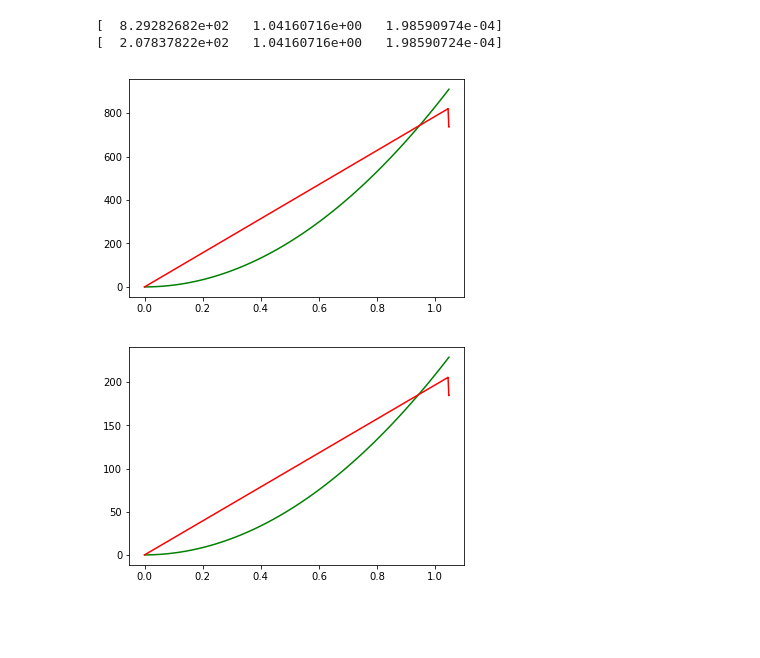
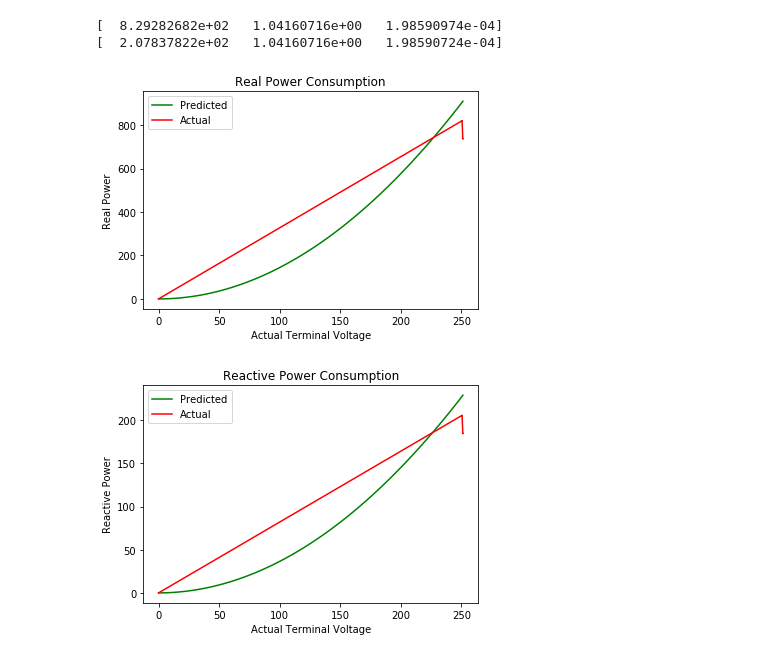
Before and after one commit to GRIDAPPSD/GOSS-GridAPPS-D, a Jupyter notebook: applications/python/pyVVO/ami2zip/amiZip.ipynb, the cells around one changed output. Drawn from its saved outputs; the diff is of its cells as text; code cells hidden in the pictures; blank space fills up the shorter version.

```diff
--- a/applications/python/pyVVO/ami2zip/amiZip.ipynb
+++ b/applications/python/pyVVO/ami2zip/amiZip.ipynb
@@ -120,7 +123,10 @@ independentVariable=apparentVoltage/240
 columnNames=independentVariable.columns
 
 x=independentVariable[columnNames[1]]
+x=x.values
+xaxis=apparentVoltage[columnNames[1]]
 y1=realPower[columnNames[1]]
+y1=y1.values
 y2=reactivePower[columnNames[1]]
 # %% [markdown]
 Polynomial Curve Fitting
@@ -171,32 +193,43 @@ from scipy.optimize import curve_fit
 #ynew = gaussian(x, 2.33, 0.21, 1.51) + random.normal(0, 0.2, len(x))
 
 #init_vals = [1, 0, 1]     # for [amp, cen, wid]
-coefficient1, covar = curve_fit(gaussian, x, y1)#,method='lm',p0=init_vals)
-coefficient2, covar = curve_fit(gaussian, x, y2)#,method='lm',p0=init_vals)
+coefficient1, covar = curve_fit(gaussian, x, y1,maxfev=5000)#,method='lm',p0=init_vals)
+coefficient2, covar = curve_fit(gaussian, x, y2,maxfev=5000)#,method='lm',p0=init_vals)
 print (coefficient1)
 print (coefficient2)
 # %% [output]
 [  8.29282682e+02   1.04160716e+00   1.98590974e-04]
 [  2.07837822e+02   1.04160716e+00   1.98590724e-04]
 # %%
+xx= np.linspace(x.min(),x.max(),100)
+xxaxis=np.linspace(xaxis.min(),xaxis.max(),100)
+
+
 polynomial1=np.poly1d(coefficient1)
 
-xx= np.linspace(x.min(),x.max(),100)
+fid,cx = pyplot.subplots()
+cx.plot(xxaxis,polynomial1(xx),'-g',label='Predicted')
+cx.plot(xaxis,y1,'-r',label='Actual')
+cx.legend()
+cx.set_title('Real Power Consumption')
+cx.set_xlabel('Actual Terminal Voltage')
+cx.set_ylabel('Real Power')
+pyplot.show()
 
-fid,cx = pyplot.subplots()
-
-cx.plot(xx,polynomial1(xx),'-g')
-cx.plot(x,y1,'-r')
-pyplot.show()
 
 
 polynomial2=np.poly1d(coefficient2)
 xx= np.linspace(x.min(),x.max(),100)
+xxaxis=np.linspace(xaxis.min(),xaxis.max(),100)
 
 fid,cx = pyplot.subplots()
-cx.plot(xx,polynomial2(xx),'-g')
-cx.plot(x,y2,'-r')
+cx.plot(xxaxis,polynomial2(xx),'-g',label='Predicted')
+cx.plot(xaxis,y2,'-r',label='Actual')
+cx.legend()
+cx.set_title('Reactive Power Consumption')
+cx.set_xlabel('Actual Terminal Voltage')
+cx.set_ylabel('Reactive Power')
 pyplot.show()
 # %% [output]
-[figure, old version]
+[figure, new version]
-[figure, old version]
+[figure, new version]
```
Also changed, not shown: parts of 5 cells of this notebook.
